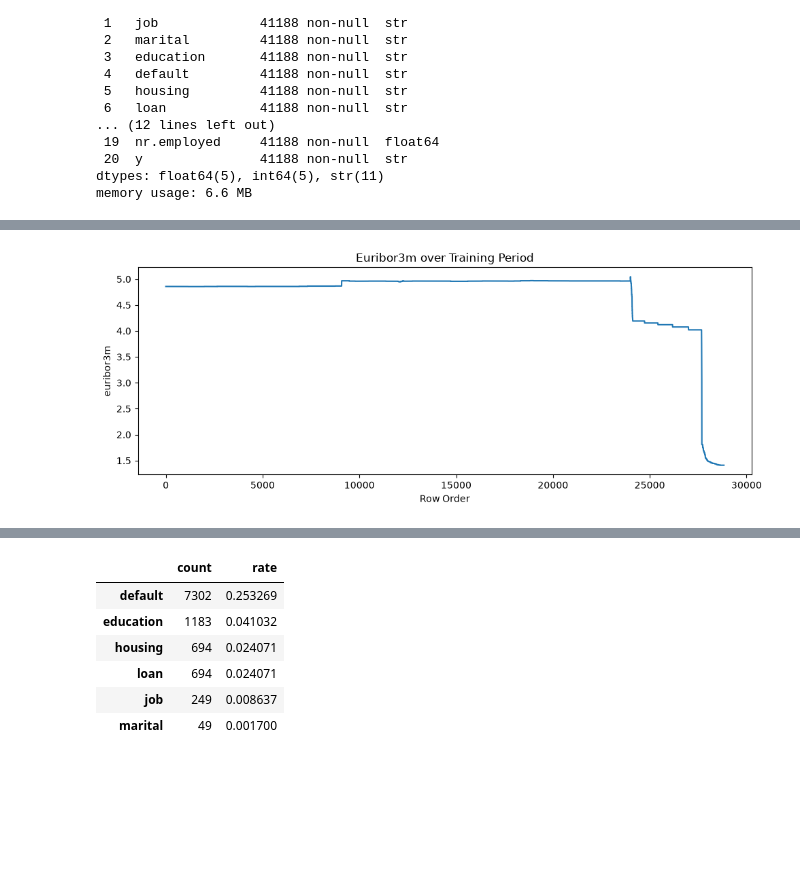
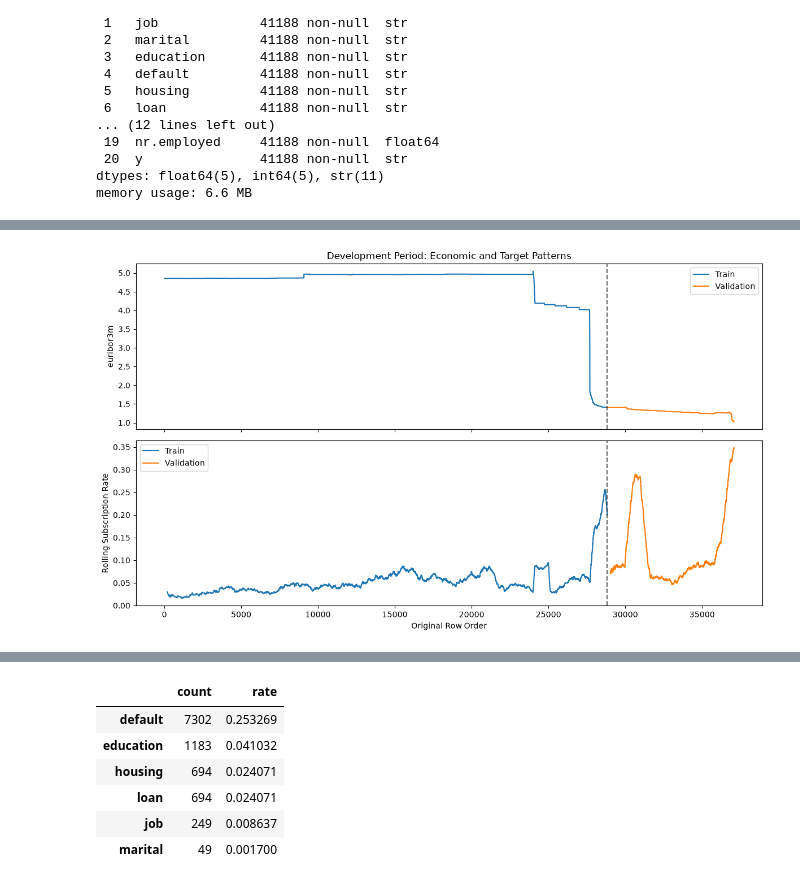
Before and after one commit to keonyoung00/bank-marketing-ml, a Jupyter notebook: notebooks/01-data-understanding.ipynb, the cells around one changed output, grey strips where cells are left out. Cells and saved outputs as stored; diff of their text form; code cells hidden in the pictures; blank space fills up the shorter version.

```diff
--- a/notebooks/01-data-understanding.ipynb
+++ b/notebooks/01-data-understanding.ipynb
@@ -273,5 +204,4 @@ be revisited if the operational prediction time changes.
 # %%
-target = "y"
 excluded_features = ["duration"]
 
 modeling_features = [
@@ -280,6 +210,10 @@ modeling_features = [
     if col not in [target, *excluded_features]
 ]
 
-print(f"Modeling features: {len(modeling_features)}")
+assert len(modeling_features) == 19
+assert target not in modeling_features
+assert "duration" not in modeling_features
+
+print(f"Candidate modeling features: {len(modeling_features)}")
 print(modeling_features)
 # %% [output]
@@ -330 +248,10 @@ test_df = df.iloc[valid_end:].copy()
+# %%
+n_rows = len(df)
+
+train_end = int(n_rows * 0.70)
+valid_end = int(n_rows * 0.90)
+
+train_df = df.iloc[:train_end].copy()
+valid_df = df.iloc[train_end:valid_end].copy()
+test_df = df.iloc[valid_end:].copy()
 # %% [markdown]
@@ -382,18 +338,52 @@ target_rates.to_frame()
 # %%
-import matplotlib.pyplot as plt
-
-plt.figure(figsize=(10, 4))
-
-plt.plot(
-    train_df.index,
-    train_df["euribor3m"],
+fig, axes = plt.subplots(
+    2,
+    1,
+    figsize=(12, 7),
+    sharex=True,
 )
 
-plt.xlabel("Row Order")
-plt.ylabel("euribor3m")
-plt.title("Euribor3m over Training Period")
+for label, split_df in [
+    ("Train", train_df),
+    ("Validation", valid_df),
+]:
+    axes[0].plot(
+        split_df.index,
+        split_df["euribor3m"],
+        label=label,
+    )
+
+    rolling_subscription_rate = (
+        split_df[target]
+        .eq("yes")
+        .astype(int)
+        .rolling(window=1_000, min_periods=200)
+        .mean()
+    )
+
+    axes[1].plot(
+        split_df.index,
+        rolling_subscription_rate,
+        label=label,
+    )
+
+for ax in axes:
+    ax.axvline(
+        train_end - 0.5,
+        color="black",
+        linestyle="--",
+        alpha=0.6,
+    )
+    ax.legend()
+
+axes[0].set_title("Development Period: Economic and Target Patterns")
+axes[0].set_ylabel("euribor3m")
+
+axes[1].set_ylabel("Rolling Subscription Rate")
+axes[1].set_xlabel("Original Row Order")
+
 plt.tight_layout()
 plt.show()
 # %% [output]
-[figure, old version]
+[figure, new version]
 # %% [markdown]
```
Also changed, not shown: parts of 53 cells of this notebook.
